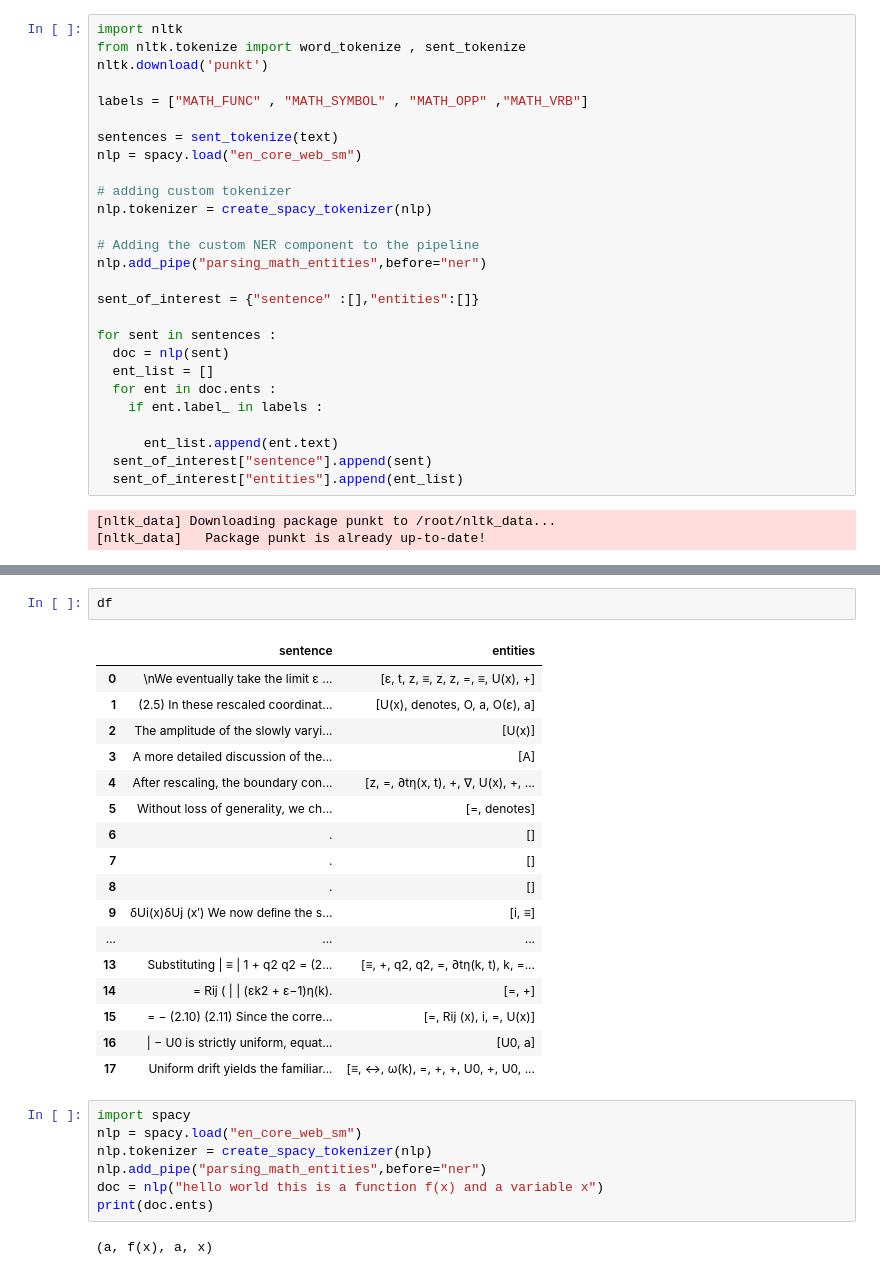
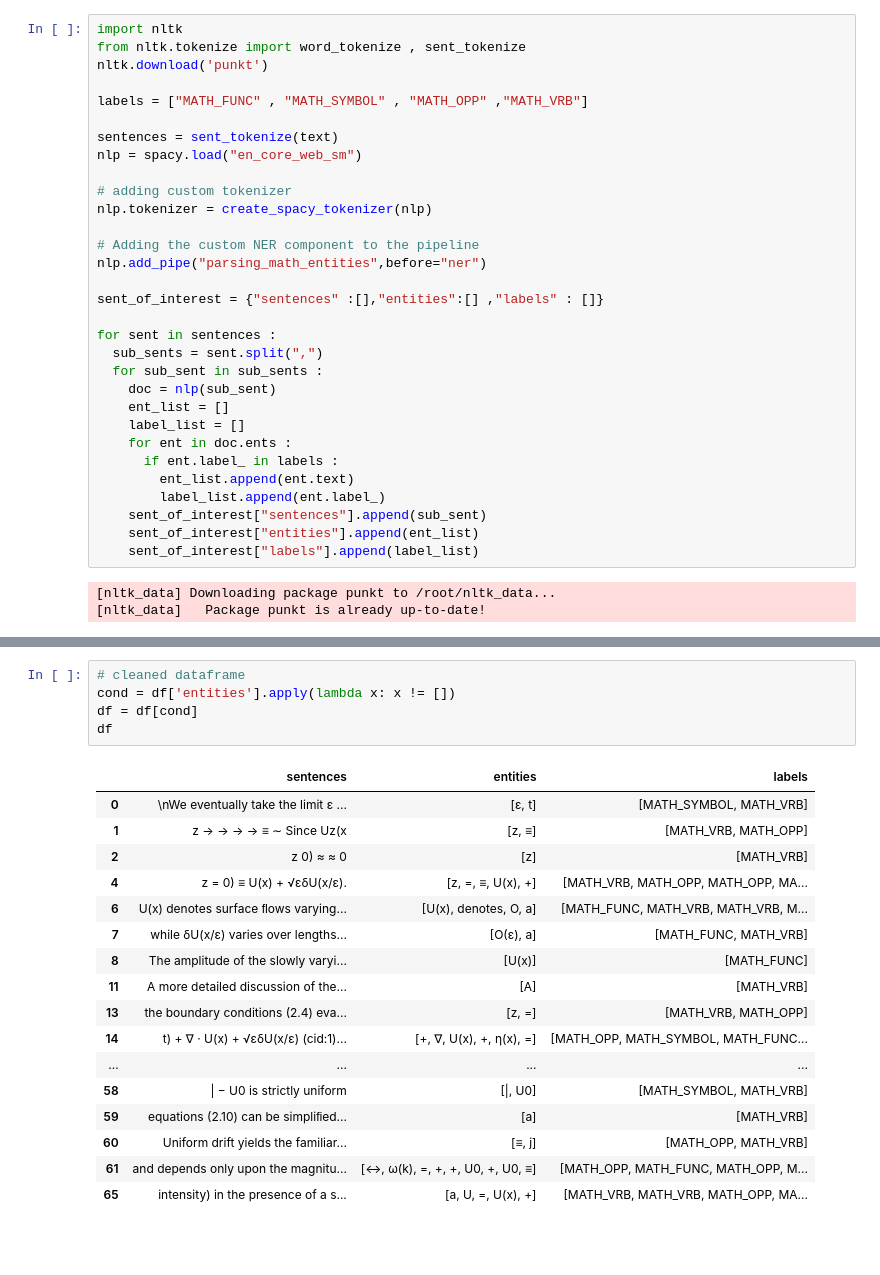
Before and after one commit to taissirboukrouba/Structured-Information-Retrieval-with-LLMs, a Jupyter notebook: notebooks/feature_extraction.ipynb, the cells around one changed output, grey strips where cells are left out. Saved outputs shown, nothing was run; the diff lists cells and outputs as text; blank space fills up the shorter version.

Commit message:
feat : added labels to NER entities dataframe

```diff
--- a/notebooks/feature_extraction.ipynb
+++ b/notebooks/feature_extraction.ipynb
@@ -383,17 +383,21 @@ nlp.tokenizer = create_spacy_tokenizer(nlp)
 # Adding the custom NER component to the pipeline
 nlp.add_pipe("parsing_math_entities",before="ner")
 
-sent_of_interest = {"sentence" :[],"entities":[]}
+sent_of_interest = {"sentences" :[],"entities":[] ,"labels" : []}
 
 for sent in sentences :
-  doc = nlp(sent)
-  ent_list = []
-  for ent in doc.ents :
-    if ent.label_ in labels :
-
-      ent_list.append(ent.text)
-  sent_of_interest["sentence"].append(sent)
-  sent_of_interest["entities"].append(ent_list)
+  sub_sents = sent.split(",")
+  for sub_sent in sub_sents :
+    doc = nlp(sub_sent)
+    ent_list = []
+    label_list = []
+    for ent in doc.ents :
+      if ent.label_ in labels :
+        ent_list.append(ent.text)
+        label_list.append(ent.label_)
+    sent_of_interest["sentences"].append(sub_sent)
+    sent_of_interest["entities"].append(ent_list)
+    sent_of_interest["labels"].append(label_list)
 # %% [output]
 [nltk_data] Downloading package punkt to /root/nltk_data...
 [nltk_data]   Package punkt is already up-to-date!
@@ -405,29 +409,23 @@ df.iloc[0].sentence
-# %%
-df
-# %% [output]
-|  | sentence | entities |
-| 0 | \nWe eventually take the limit ε ... | [ε, t, z, ≡, z, z, =, ≡, U(x), +] |
-| 1 | (2.5) In these rescaled coordinat... | [U(x), denotes, O, a, O(ε), a] |
-| 2 | The amplitude of the slowly varyi... | [U(x)] |
-| 3 | A more detailed discussion of the... | [A] |
-| 4 | After rescaling, the boundary con... | [z, =, ∂tη(x, t), +, ∇, U(x), +, ... |
-| 5 | Without loss of generality, we ch... | [=, denotes] |
-| 6 | . | [] |
-| 7 | . | [] |
-| 8 | . | [] |
-| 9 | δUi(x)δUj (x′) We now deﬁne the s... | [i, ≡] |
-| ... | ... | ... |
-| 13 | Substituting | ≡ | 1 + q2 q2 = (2... | [≡, +, q2, q2, =, ∂tη(k, t), k, =... |
-| 14 | = Rij ( | | (εk2 + ε−1)η(k). | [=, +] |
-| 15 | = − (2.10) (2.11) Since the corre... | [=, Rij (x), i, =, U(x)] |
-| 16 | | − U0 is strictly uniform, equat... | [U0, a] |
-| 17 | Uniform drift yields the familiar... | [≡, ↔, ω(k), =, +, +, U0, +, U0, ... |
-# %%
-import spacy
-nlp = spacy.load("en_core_web_sm")
-nlp.tokenizer = create_spacy_tokenizer(nlp)
-nlp.add_pipe("parsing_math_entities",before="ner")
-doc = nlp("hello world this is a function f(x) and a variable x")
-print(doc.ents)
-# %% [output]
-(a, f(x), a, x)
+# %%
+# cleaned dataframe
+cond = df['entities'].apply(lambda x: x != [])
+df = df[cond]
+df
+# %% [output]
+|  | sentences | entities | labels |
+| 0 | \nWe eventually take the limit ε ... | [ε, t] | [MATH_SYMBOL, MATH_VRB] |
+| 1 | z → → → → ≡ ∼ Since Uz(x | [z, ≡] | [MATH_VRB, MATH_OPP] |
+| 2 | z 0) ≈ ≈ 0 | [z] | [MATH_VRB] |
+| 4 | z = 0) ≡ U(x) + √εδU(x/ε). | [z, =, ≡, U(x), +] | [MATH_VRB, MATH_OPP, MATH_OPP, MA... |
+| 6 | U(x) denotes surface ﬂows varying... | [U(x), denotes, O, a] | [MATH_FUNC, MATH_VRB, MATH_VRB, M... |
+| 7 | while δU(x/ε) varies over lengths... | [O(ε), a] | [MATH_FUNC, MATH_VRB] |
+| 8 | The amplitude of the slowly varyi... | [U(x)] | [MATH_FUNC] |
+| 11 | A more detailed discussion of the... | [A] | [MATH_VRB] |
+| 13 | the boundary conditions (2.4) eva... | [z, =] | [MATH_VRB, MATH_OPP] |
+| 14 | t) + ∇ · U(x) + √εδU(x/ε) (cid:1)... | [+, ∇, U(x), +, η(x), =] | [MATH_OPP, MATH_SYMBOL, MATH_FUNC... |
+| ... | ... | ... | ... |
+| 58 | | − U0 is strictly uniform | [|, U0] | [MATH_SYMBOL, MATH_VRB] |
+| 59 | equations (2.10) can be simpliﬁed... | [a] | [MATH_VRB] |
+| 60 | Uniform drift yields the familiar... | [≡, j] | [MATH_OPP, MATH_VRB] |
+| 61 | and depends only upon the magnitu... | [↔, ω(k), =, +, +, U0, +, U0, ≡] | [MATH_OPP, MATH_FUNC, MATH_OPP, M... |
+| 65 | intensity) in the presence of a s... | [a, U, =, U(x), +] | [MATH_VRB, MATH_VRB, MATH_OPP, MA... |
```
Also changed, not shown: parts of 4 cells of this notebook.
